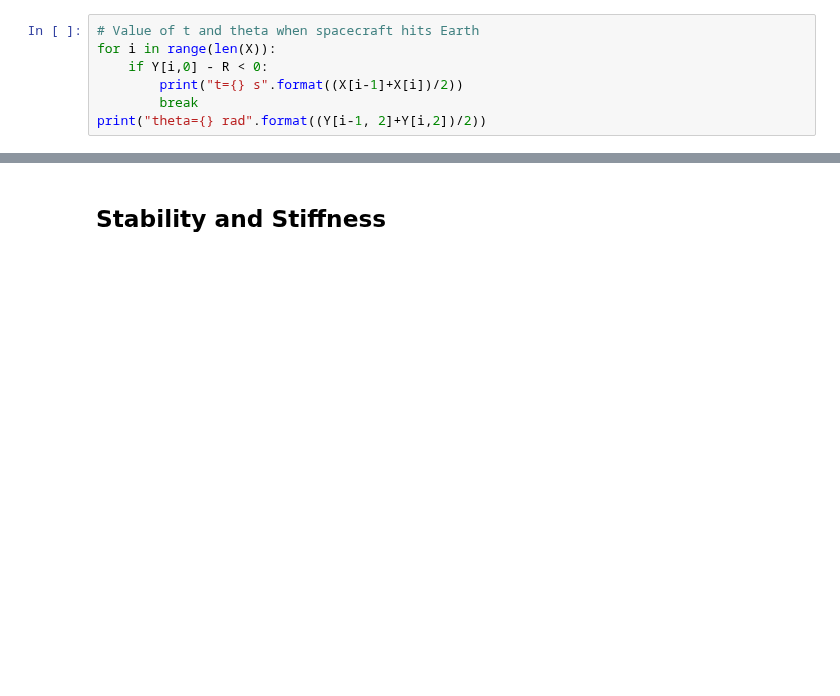
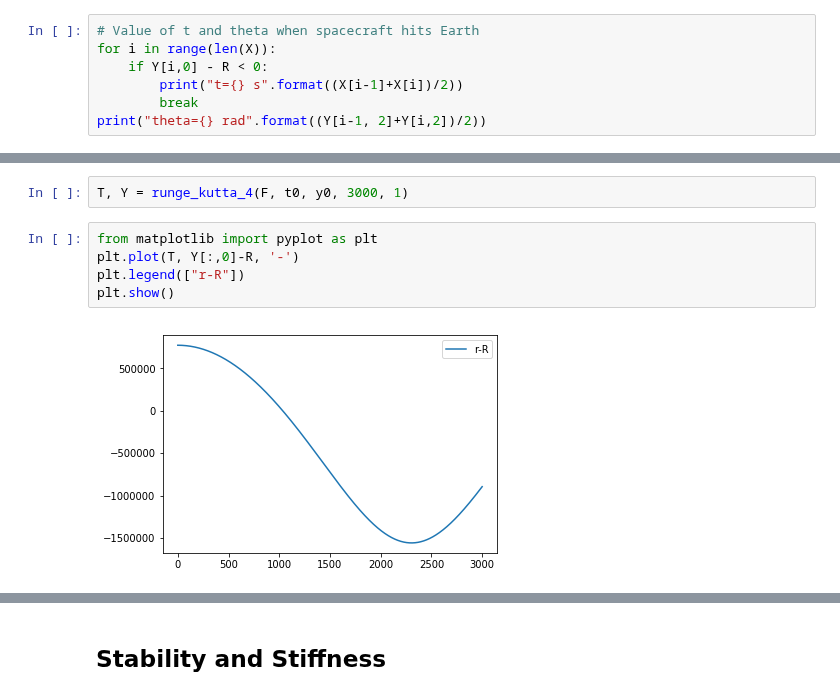
Before and after one commit to tgteacher/numerical-methods, a Jupyter notebook: notebooks/Chapter7.ipynb, the cells around one changed output, grey strips where cells are left out. Cells and saved outputs as stored; diff of their text form; blank space fills up the shorter version.

```diff
--- a/notebooks/Chapter7.ipynb
+++ b/notebooks/Chapter7.ipynb
@@ -452,0 +469,9 @@ print("theta={} rad".format((Y[i-1, 2]+Y[i,2])/2))
+# %%
+T, Y = runge_kutta_4(F, t0, y0, 3000, 1)
+# %%
+from matplotlib import pyplot as plt
+plt.plot(T, Y[:,0]-R, '-')
+plt.legend(["r-R"])
+plt.show()
+# %% [output]
+[figure, added]
```
Also changed, not shown: parts of 10 cells of this notebook, 6 other files.
